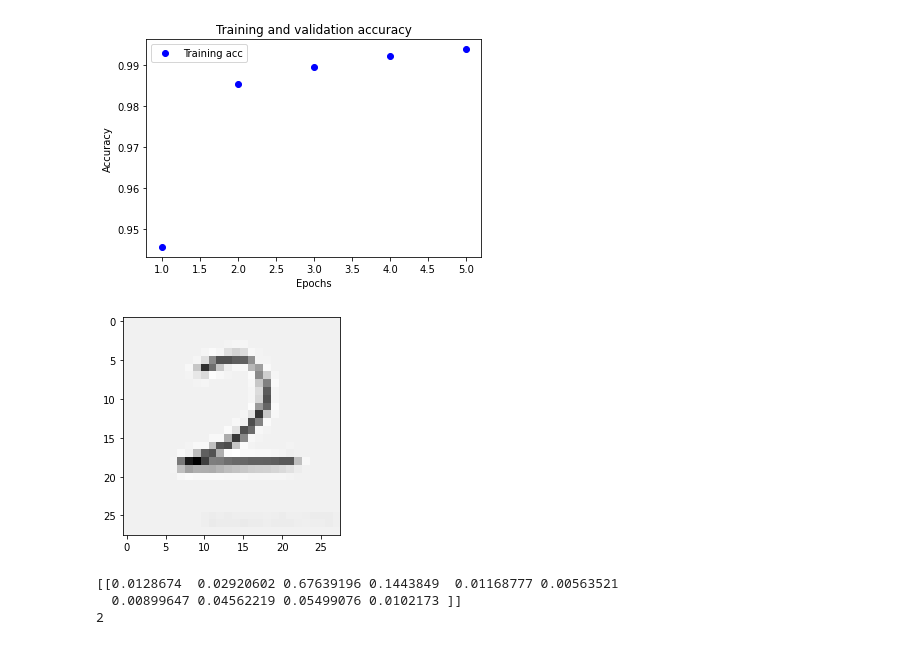
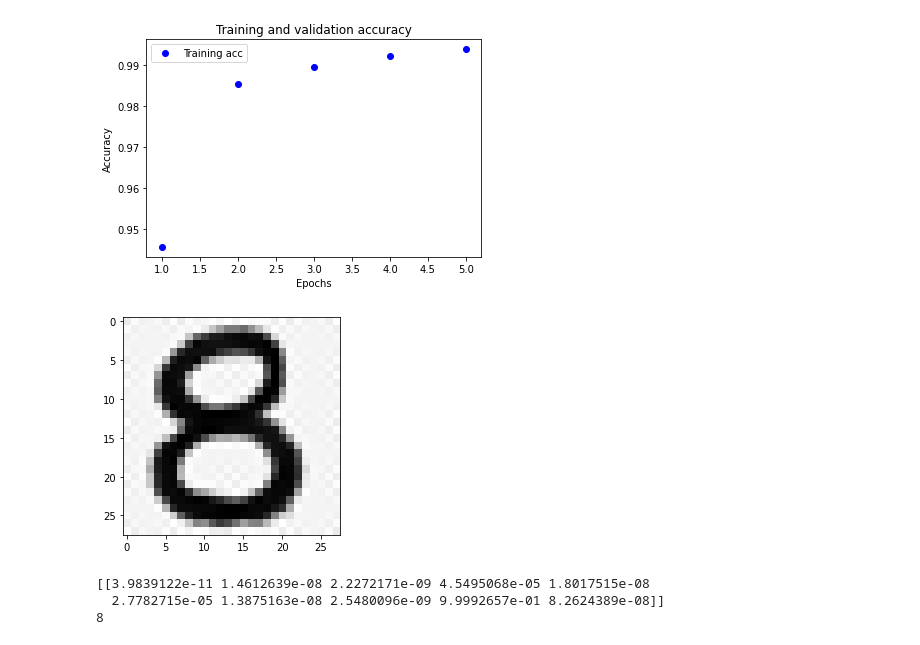
Before and after one commit to JoeCao/deeplearning_ipynb, a Jupyter notebook: conv2dtest.ipynb, the cells around one changed output. Cells and saved outputs as stored; diff of their text form; code cells hidden in the pictures.

```diff
--- a/conv2dtest.ipynb
+++ b/conv2dtest.ipynb
@@ -105,31 +105,31 @@ print_train_val_acc(history.history)
 # %%
 # 使用训练好的模型，通过样例图片来测试效果
 from PIL import Image, ImageOps
 import numpy as np
 
 # 读取图片并调整大小
-img = Image.open('2.jpg').resize((28, 28))
+img = Image.open('./data/handwrite/8.jpg').resize((28, 28))
 # 样例图片是白底黑字，需要做反值运算为黑底白字
 inverted_img = ImageOps.invert(img)
 
 
 # 将图片转换为numpy数组，并添加通道维度
 img_array = np.asarray(inverted_img.convert('L'))
 img_array = np.expand_dims(img_array, axis=-1)
 
 # 归一化像素值
 img_array = img_array / 255.0
 plt.imshow(img_array, cmap=plt.cm.binary)
 plt.show()
 # 将图片输入模型进行预测
 predictions = model.predict(np.array([img_array]))
 
 # 打印预测结果，输出是10个元素向量，每个元素代表对应数字的概率
 print(predictions)
 # 最高概率的即预测结果
 print(np.argmax(predictions[0]))
 # %% [output]
-[figure, old version]
+[figure, new version]
-[[0.0128674  0.02920602 0.67639196 0.1443849  0.01168777 0.00563521
-  0.00899647 0.04562219 0.05499076 0.0102173 ]]
-2
+[[3.9839122e-11 1.4612639e-08 2.2272171e-09 4.5495068e-05 1.8017515e-08
+  2.7782715e-05 1.3875163e-08 2.5480096e-09 9.9992657e-01 8.2624389e-08]]
+8
```
Also changed, not shown: 2 other files.
